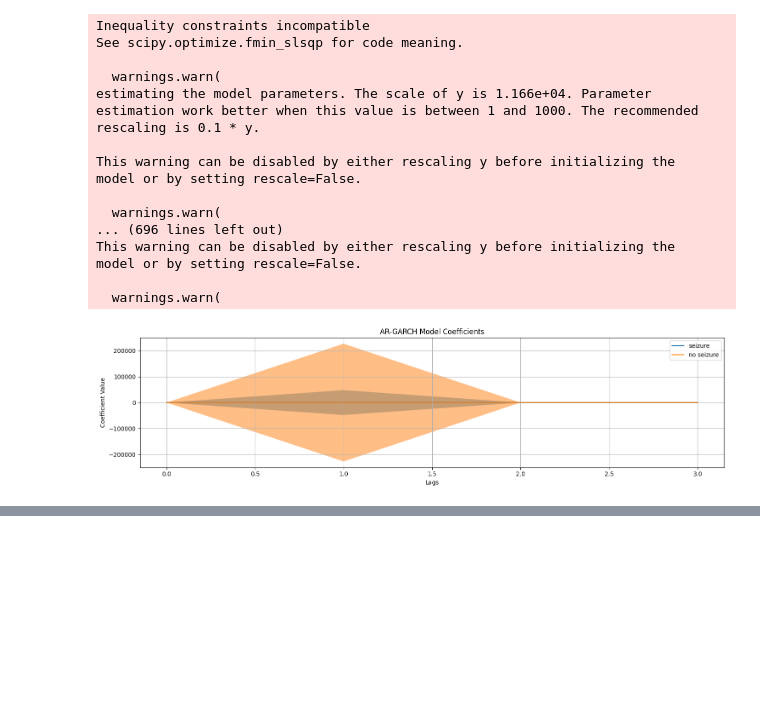
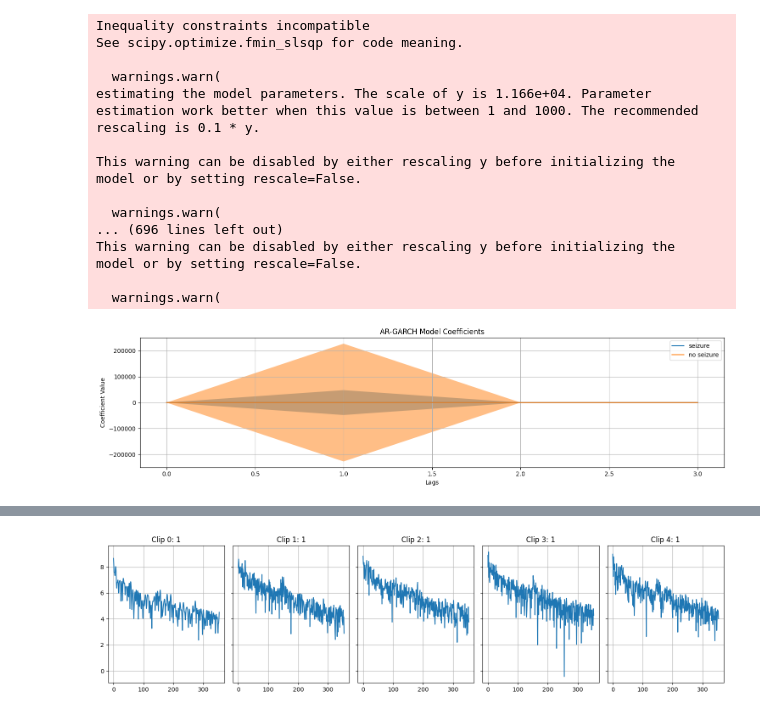
Before and after one commit to cboissier77/eeg_seizure_classifier, a Jupyter notebook: notebooks/experiments.ipynb, the cells around one changed output, grey strips where cells are left out. Cells and saved outputs as stored; diff of their text form; code cells hidden in the pictures; blank space fills up the shorter version.

```diff
--- a/notebooks/experiments.ipynb
+++ b/notebooks/experiments.ipynb
@@ -497,0 +521,7 @@ model or by setting rescale=False.
+# %%
+# print the shape of the dataset
+print(f"Dataset shape: {dataset_tr.__len__()}")
+# print the shape of the first 10 clips
+for i in range(10):
+    x, y = dataset_tr[i]
+    print(f"Clip {i} shape: {x.shape}, label: {y}")
@@ -497,0 +540,19 @@ model or by setting rescale=False.
+# %%
+x = []
+labels = []
+for i in range(len(dataset_tr)):
+    clip, y = dataset_tr[i]
+    x.append(clip[:, 0])
+    labels.append(y)
+x = np.array(x)
+labels = np.array(labels)
+# plot first 5 clips
+fig, axes = plt.subplots(1, 5, figsize=(15, 4), sharey=True)
+for i in range(5):
+    axes[i].plot(x[i])
+    axes[i].grid()
+    axes[i].set(title=(f"Clip {i}: {labels[i]}"))
+fig.tight_layout()
+plt.show()
+# %% [output]
+[figure, added]
```
Also changed, not shown: parts of 7 cells of this notebook, 5 other files.
